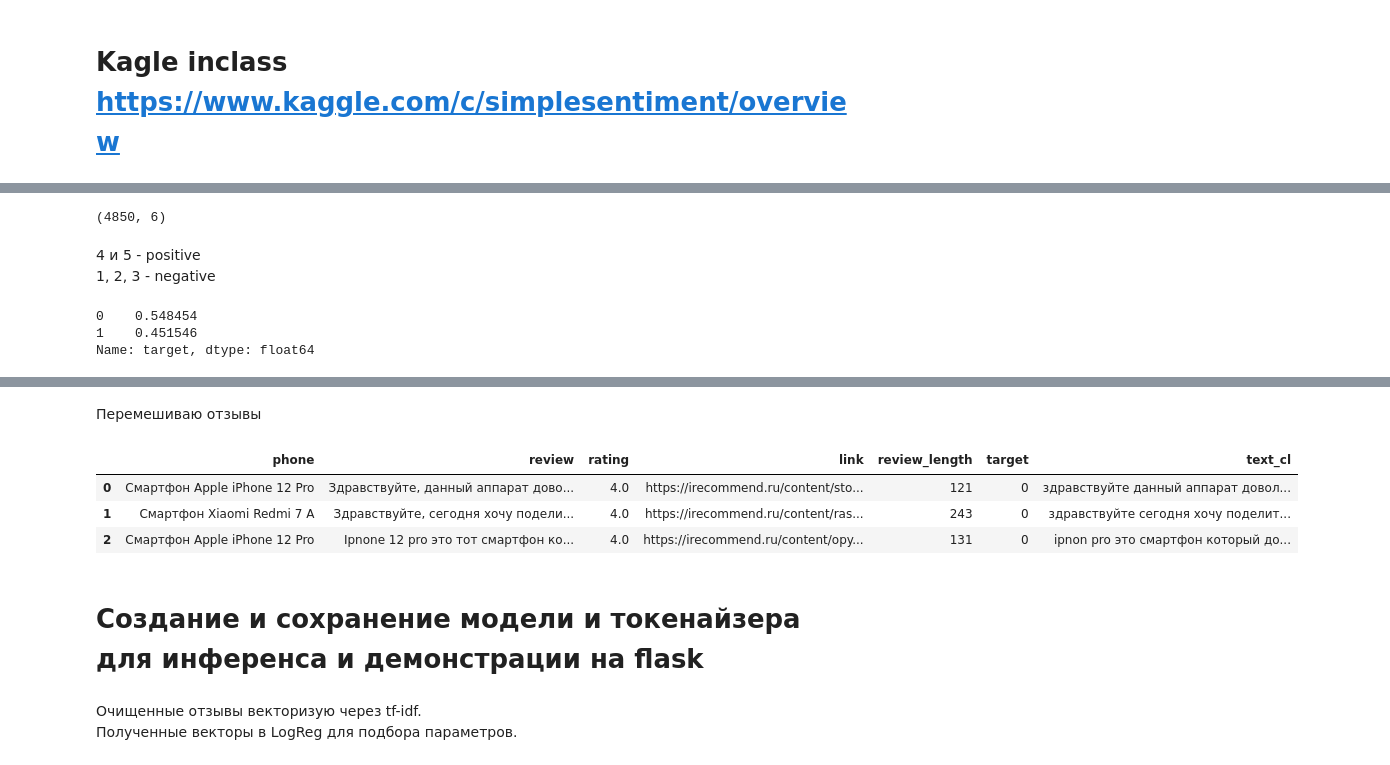
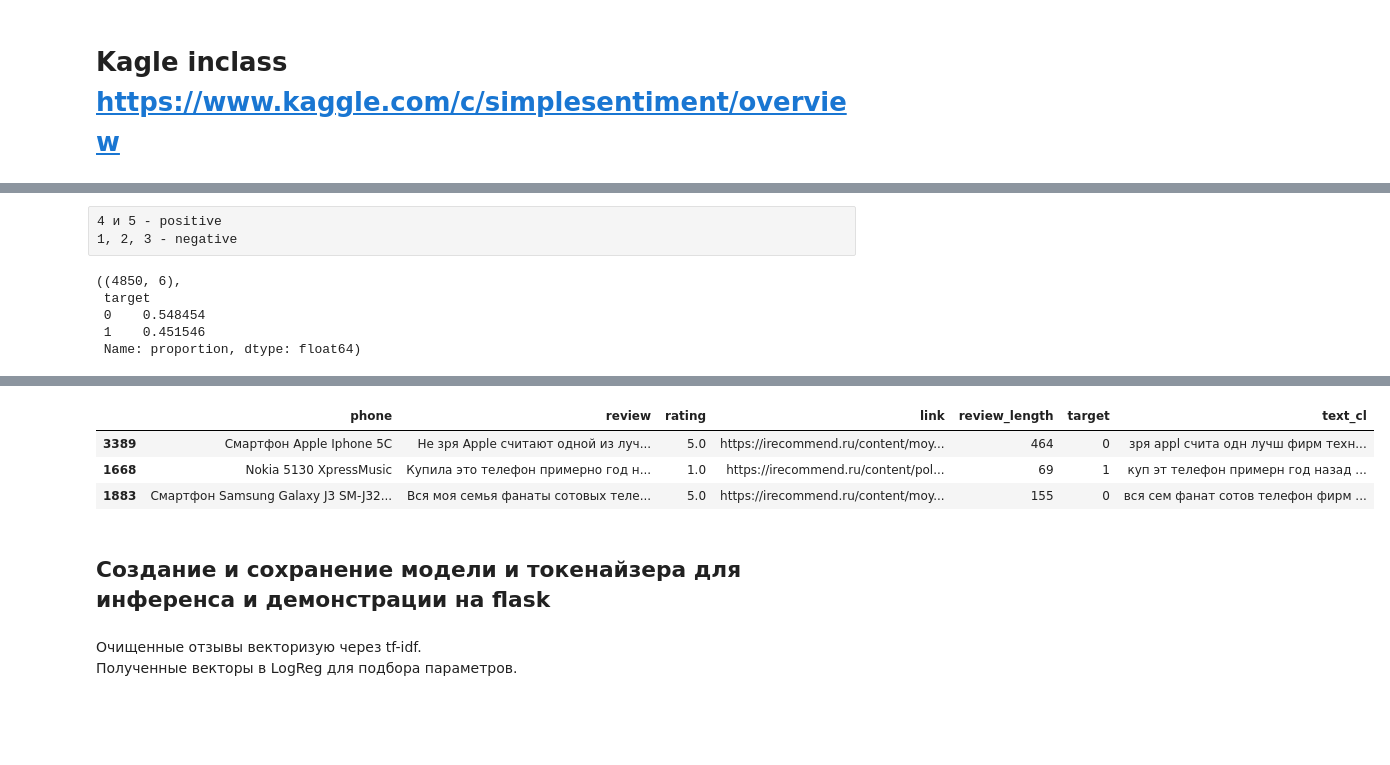
Before and after one commit to v010ch/sentiment_phone_reviews, a Jupyter notebook: create_light_model.ipynb, the cells around one changed output, grey strips where cells are left out. Drawn from its saved outputs; the diff is of its cells as text; code cells hidden in the pictures; blank space fills up the shorter version.

Commit message:
nltk reworked
+eng lemmatizer now WordNetLemmatizer
+eng stemmer now RSLPStemmer
+ru stemmer/lemmatizer now SnowballStemmer

```diff
--- a/create_light_model.ipynb
+++ b/create_light_model.ipynb
@@ -39,3 +36,9 @@ from catboost import CatBoostClassifier
 PATH_DATA = os.path.join(Path.cwd(), 'data')
 PATH_SUBM = os.path.join(Path.cwd(), 'submissions')
 PATH_MODL = os.path.join(Path.cwd(), 'models')
+# %%
+nltk.download('omw-1.4')  # для лемматизации
+
+lemm_eng = st.WordNetLemmatizer()  # влияет только на английские слова
+stemm_eng = st.RSLPStemmer()  # st.ISRIStemmer()
+stemm_ru = st.snowball.SnowballStemmer('russian')
@@ -44,18 +50,19 @@ PATH_MODL = os.path.join(Path.cwd(), 'models')
+# %% [raw]
+4 и 5 - positive
+1, 2, 3 - negative
 # %%
 df = pd.read_csv(os.path.join(PATH_DATA, 'ru_train.csv'), )
-df.shape
+if 'Unnamed: 0' in df.columns:
+    df.drop(['Unnamed: 0'], axis = 1, inplace = True)
+df['target'] = df.rating.apply(lambda x: 0 if int(x) >= 4 else 1)
+
+df.shape, df['target'].value_counts(normalize=True)
 # %% [output]
-(4850, 6)
+((4850, 6),
+ target
+ 0    0.548454
+ 1    0.451546
+ Name: proportion, dtype: float64)
-# %% [markdown]
-4 и 5 - positive
-1, 2, 3 - negative
-# %%
-df['target'] = df.rating.apply(lambda x: 0 if int(x) >= 4 else 1)
-df['target'].value_counts(normalize=True)
-# %% [output]
-0    0.548454
-1    0.451546
-Name: target, dtype: float64
 # %%
 stop_words = stopwords.words('russian')
 
@@ -76,17 +83,18 @@ clean_names = lambda x: re.sub(phones, '', x)
 clean_stopwords = lambda x: ' '.join([word for word in x.split() if word not in stop_words])
 
 # приведение к начальным формам
-lemm = st.WordNetLemmatizer()
-lem_text = lambda x: ' '.join([lemm.lemmatize(el) for el in x.split()])
-
-#stemm = st.ISRIStemmer()
-stemm = st.RSLPStemmer()
-stem_text = lambda x: ' '.join([stemm.stem(el) for el in x.split()])
+lem_eng_text = lambda x: ' '.join([lemm_eng.lemmatize(el) for el in x.split()])
+stem_eng_text = lambda x: ' '.join([stemm_eng.stem(el) for el in x.split()])
+stem_ru_text = lambda x: ' '.join([stemm_ru.stem(el) for el in x.split()])
 # %%
 %%time
 df['text_cl'] = df.review.map(clean_text)
 df['text_cl'] = df.text_cl.map(clean_names)
 df['text_cl'] = df.text_cl.map(clean_stopwords)
-df['text_cl'] = df.text_cl.map(lem_text)
-df['text_cl'] = df.text_cl.map(stem_text)
+df['text_cl'] = df.text_cl.map(lem_eng_text)
+df['text_cl'] = df.text_cl.map(stem_eng_text)
+df['text_cl'] = df.text_cl.map(stem_ru_text)
+
+df = df.sample(frac=1).reset_index(drop=True)
+df.sample(3)[['review', 'rating', 'link', 'target', 'text_cl']]
 # %% [output]
@@ -95,16 +103,9 @@ Wall time: 53.3 s
+|  | phone | review | rating | link | review_length | target | text_cl |
+| 3389 | Смартфон Apple Iphone 5C | Не зря Apple считают одной из луч... | 5.0 | https://irecommend.ru/content/moy... | 464 | 0 | зря appl счита одн лучш фирм техн... |
+| 1668 | Nokia 5130 XpressMusic | Купила это телефон примерно год н... | 1.0 | https://irecommend.ru/content/pol... | 69 | 1 | куп эт телефон примерн год назад ... |
+| 1883 | Смартфон Samsung Galaxy J3 SM-J32... | Вся моя семья фанаты сотовых теле... | 5.0 | https://irecommend.ru/content/moy... | 155 | 0 | вся сем фанат сотов телефон фирм ... |
-# %% [markdown]
-Перемешиваю отзывы
-# %%
-df = df.sample(frac=1).reset_index(drop=True)
-df.drop(['Unnamed: 0'], axis = 1, inplace = True)
-df.head(3)
-# %% [output]
-|  | phone | review | rating | link | review_length | target | text_cl |
-| 0 | Смартфон Apple iPhone 12 Pro | Здравствуйте, данный аппарат дово... | 4.0 | https://irecommend.ru/content/sto... | 121 | 0 | здравствуйте данный аппарат довол... |
-| 1 | Смартфон Xiaomi Redmi 7 A | Здравствуйте, сегодня хочу подели... | 4.0 | https://irecommend.ru/content/ras... | 243 | 0 | здравствуйте сегодня хочу поделит... |
-| 2 | Смартфон Apple iPhone 12 Pro | Ipnone 12 pro это тот смартфон ко... | 4.0 | https://irecommend.ru/content/opy... | 131 | 0 | ipnon pro это смартфон который до... |
 # %% [markdown]
-# Создание и сохранение модели и токенайзера для инференса и демонстрации на flask
+## Создание и сохранение модели и токенайзера для инференса и демонстрации на flask
 # %% [markdown]
 Очищенные отзывы векторизую через tf-idf.
 Полученные векторы в LogReg для подбора параметров.
```
Also changed, not shown: parts of 41 cells of this notebook.
